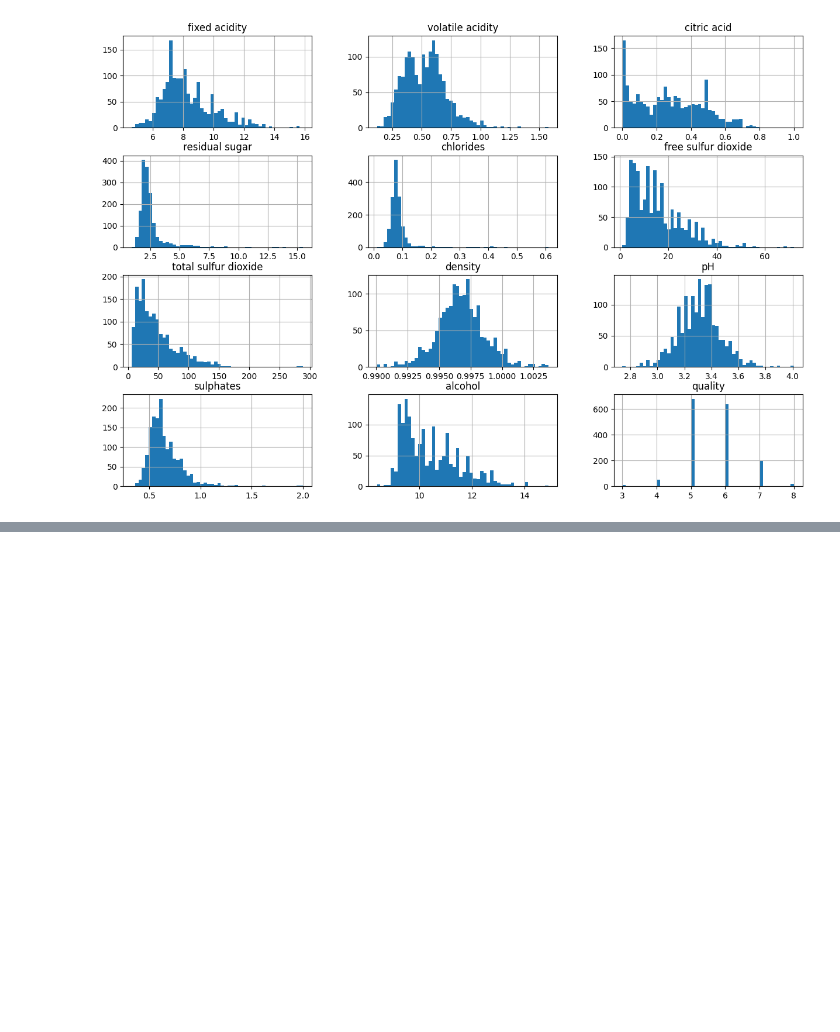
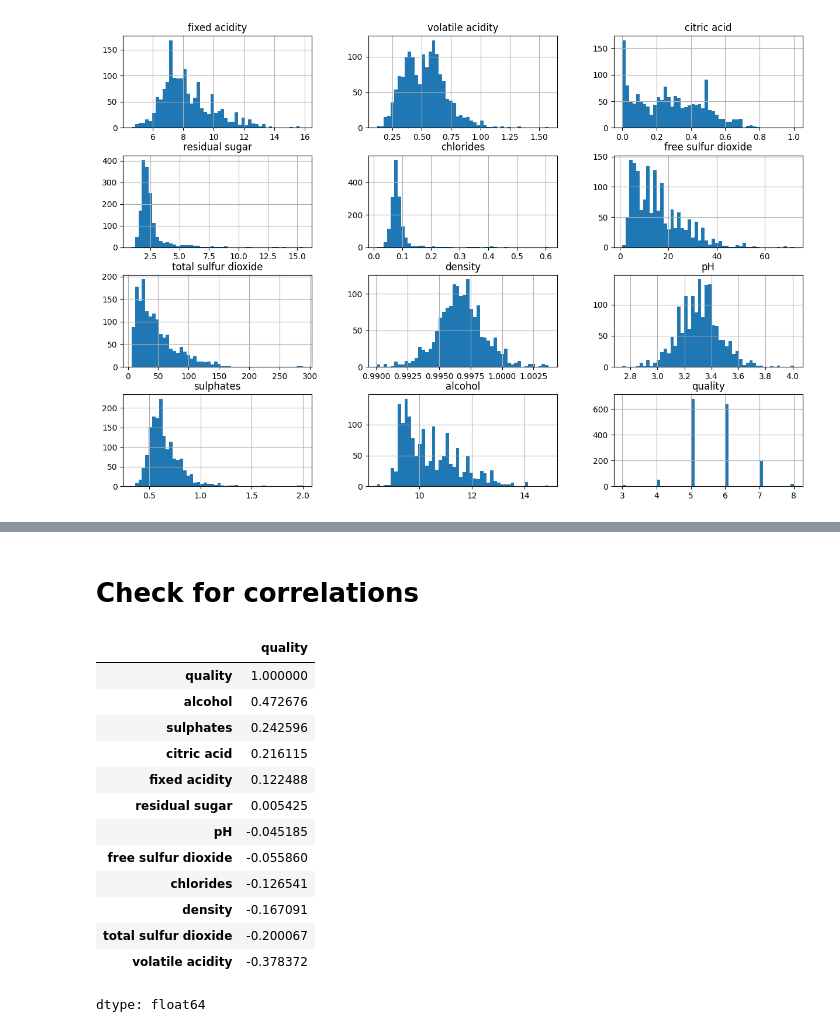
Before and after one commit to RP272/Red-Wine-Quality-Regression, a Jupyter notebook: Red_Wine_Quality_Regression.ipynb, the cells around one changed output, grey strips where cells are left out. Drawn from its saved outputs; the diff is of its cells as text; code cells hidden in the pictures; blank space fills up the shorter version.

```diff
--- a/Red_Wine_Quality_Regression.ipynb
+++ b/Red_Wine_Quality_Regression.ipynb
@@ -76,0 +88,20 @@ plt.show()
+# %% [markdown]
+# Check for correlations
+# %%
+corr_matrix = red_wine_data.corr()
+corr_matrix["quality"].sort_values(ascending=False)
+# %% [output]
+|  | quality |
+| quality | 1.000000 |
+| alcohol | 0.472676 |
+| sulphates | 0.242596 |
+| citric acid | 0.216115 |
+| fixed acidity | 0.122488 |
+| residual sugar | 0.005425 |
+| pH | -0.045185 |
+| free sulfur dioxide | -0.055860 |
+| chlorides | -0.126541 |
+| density | -0.167091 |
+| total sulfur dioxide | -0.200067 |
+| volatile acidity | -0.378372 |
+dtype: float64
```
Also changed, not shown: parts of 11 cells of this notebook.
